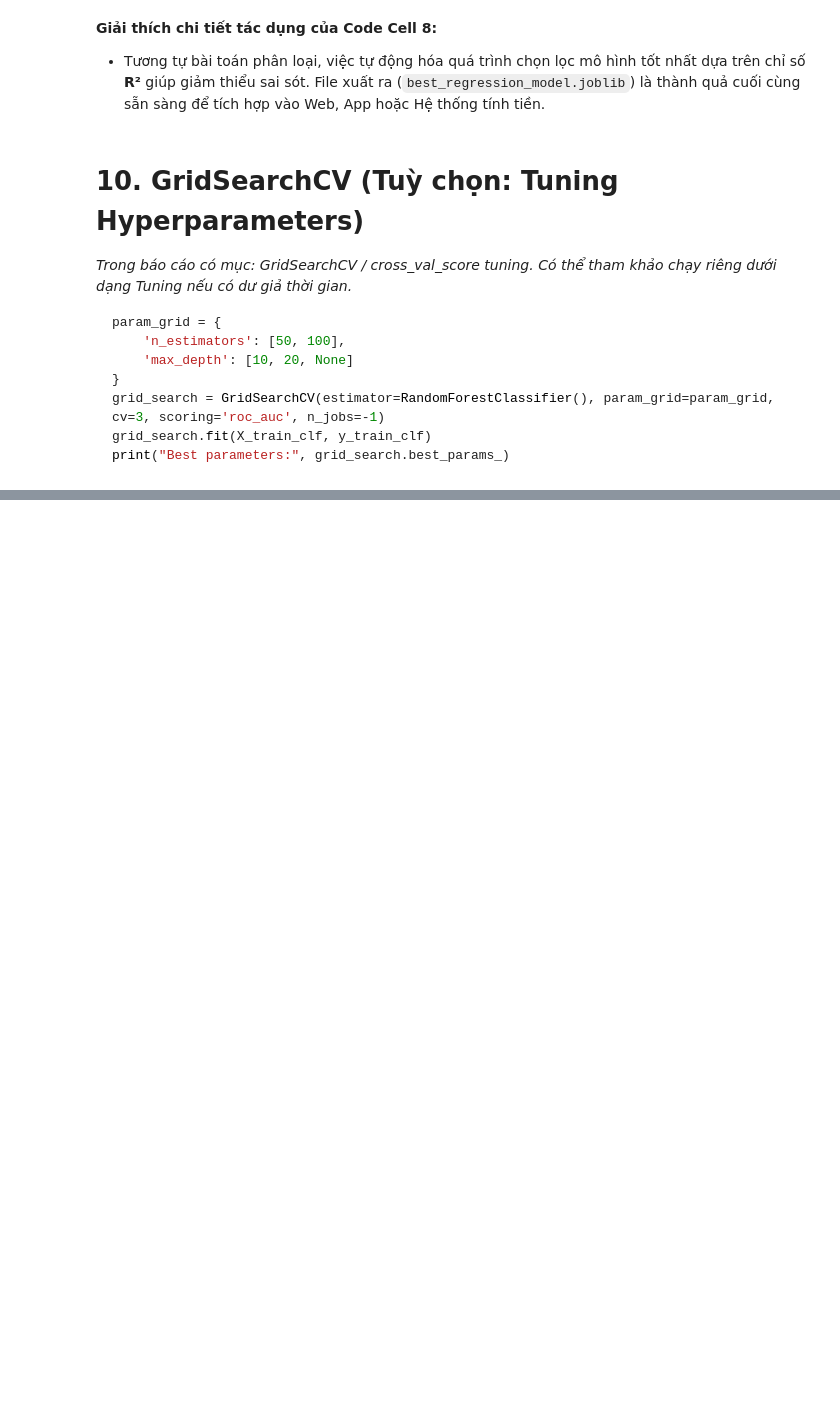
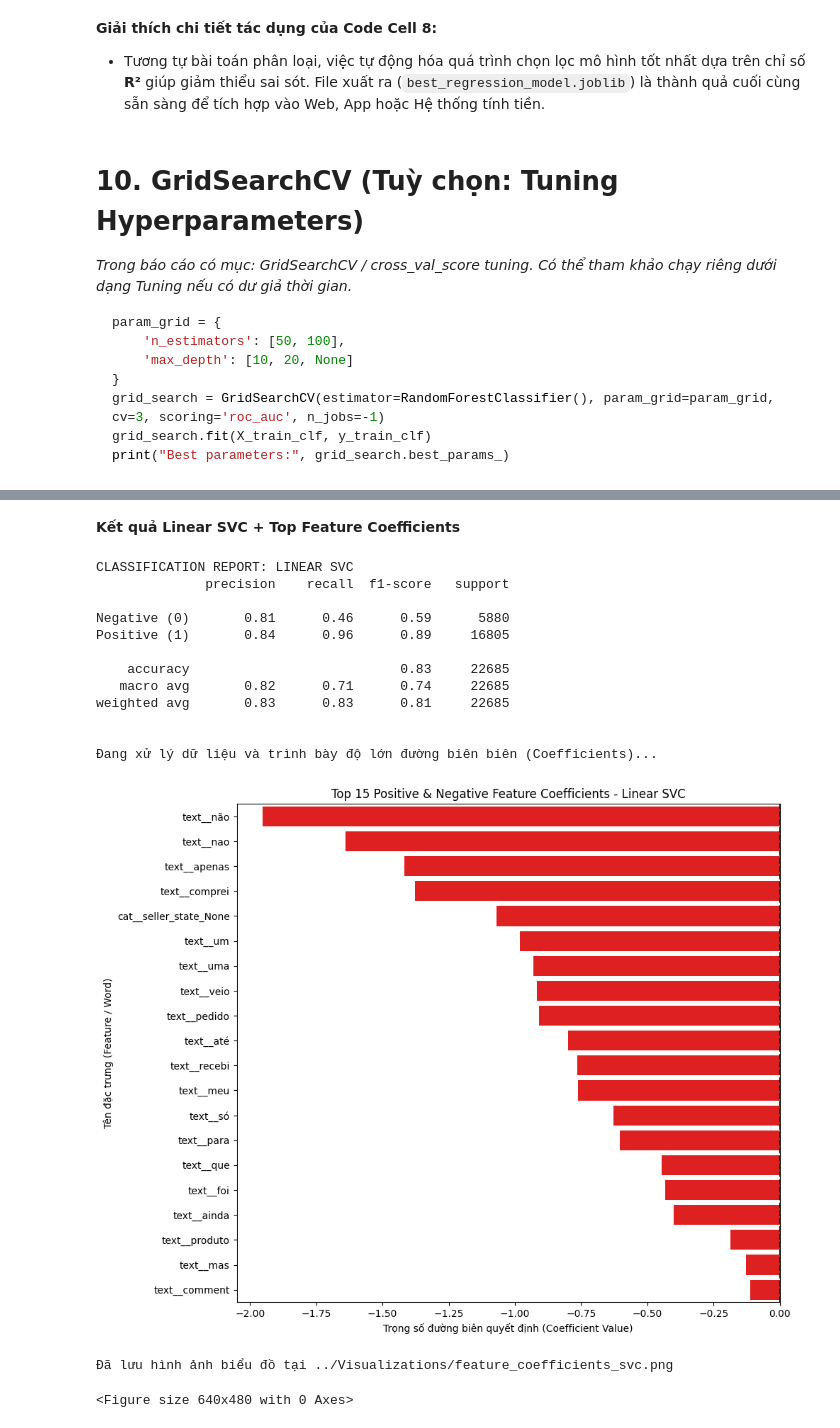
Before and after one commit to tri06052022-blip/BigData-Final-Project, a Jupyter notebook: Notebooks/Modeling_Classification_Regression.ipynb, the cells around one changed output, grey strips where cells are left out. Cells and saved outputs as stored; diff of their text form; code cells hidden in the pictures; blank space fills up the shorter version.

```diff
--- a/Notebooks/Modeling_Classification_Regression.ipynb
+++ b/Notebooks/Modeling_Classification_Regression.ipynb
@@ -424,0 +586,70 @@ print("Best parameters:", grid_search.best_params_)
+# %% [markdown]
+**Kết quả Linear SVC + Top Feature Coefficients**
+# %%
+import pandas as pd
+import matplotlib.pyplot as plt
+import seaborn as sns
+from sklearn.metrics import classification_report
+
+# Lấy mô hình Linear SVC đã train
+svc_model = clf_models['Linear SVC']
+y_pred_svc = svc_model.predict(X_test_clf)
+
+# 1. IN RA CLASSIFICATION REPORT (Kết quả bằng văn bản số liệu)
+print("CLASSIFICATION REPORT: LINEAR SVC")
+target_names = ['Negative (0)', 'Positive (1)']
+print(classification_report(y_test_clf, y_pred_svc, target_names=target_names))
+
+# 2. VẼ BIỂU ĐỒ TOP FEATURE COEFFICIENTS (Trực quan hóa)
+print("\nĐang xử lý dữ liệu và trình bày độ lớn đường biên biên (Coefficients)...")
+try:
+    feature_names = pipeline_clf.get_feature_names_out()
+except:
+    feature_names = [f"Feature_{i}" for i in range(X_train_clf.shape[1])]
+
+# Lấy mảng trọng số tuyến tính sinh ra từ hàm Decision Function của Linear SVC
+coefficients = svc_model.coef_[0]
+
+df_coef = pd.DataFrame({
+    'Feature': feature_names,
+    'Coefficient': coefficients
+})
+
+# Lọc Top 15 Từ ngữ tích cực mạnh nhất và Top 15 Từ ngữ tiêu cực mạnh nhất
+top_positive = df_coef.sort_values(by='Coefficient', ascending=False).head(15)
+top_negative = df_coef.sort_values(by='Coefficient', ascending=True).head(15)
+
+# Gộp chúng thành một bảng phân tích dọc
+top_coefs = pd.concat([top_positive, top_negative]).sort_values(by='Coefficient')
+
+plt.figure(figsize=(10, 8))
+# Phân màu dựa trên độ âm dương của hệ số
+colors = ['red' if c < 0 else 'blue' for c in top_coefs['Coefficient']]
+
+sns.barplot(x='Coefficient', y='Feature', data=top_coefs, palette=colors)
+plt.title('Top 15 Positive & Negative Feature Coefficients - Linear SVC')
+plt.xlabel('Trọng số đường biên quyết định (Coefficient Value)')
+plt.ylabel('Tên đặc trưng (Feature / Word)')
+plt.axvline(x=0, color='black', linestyle='--')
+plt.tight_layout()
+plt.show()
+
+# Lưu biểu đồ cho báo cáo
+plt.savefig('../Visualizations/feature_coefficients_svc.png')
+print("Đã lưu hình ảnh biểu đồ tại ../Visualizations/feature_coefficients_svc.png")
+# %% [output]
+CLASSIFICATION REPORT: LINEAR SVC
+              precision    recall  f1-score   support
+
+Negative (0)       0.81      0.46      0.59      5880
+Positive (1)       0.84      0.96      0.89     16805
+
+    accuracy                           0.83     22685
+   macro avg       0.82      0.71      0.74     22685
+weighted avg       0.83      0.83      0.81     22685
+
+
+Đang xử lý dữ liệu và trình bày độ lớn đường biên biên (Coefficients)...
+[figure, added]
+Đã lưu hình ảnh biểu đồ tại ../Visualizations/feature_coefficients_svc.png
+<Figure size 640x480 with 0 Axes>
```
Also changed, not shown: parts of 14 cells of this notebook, 7 other files.
